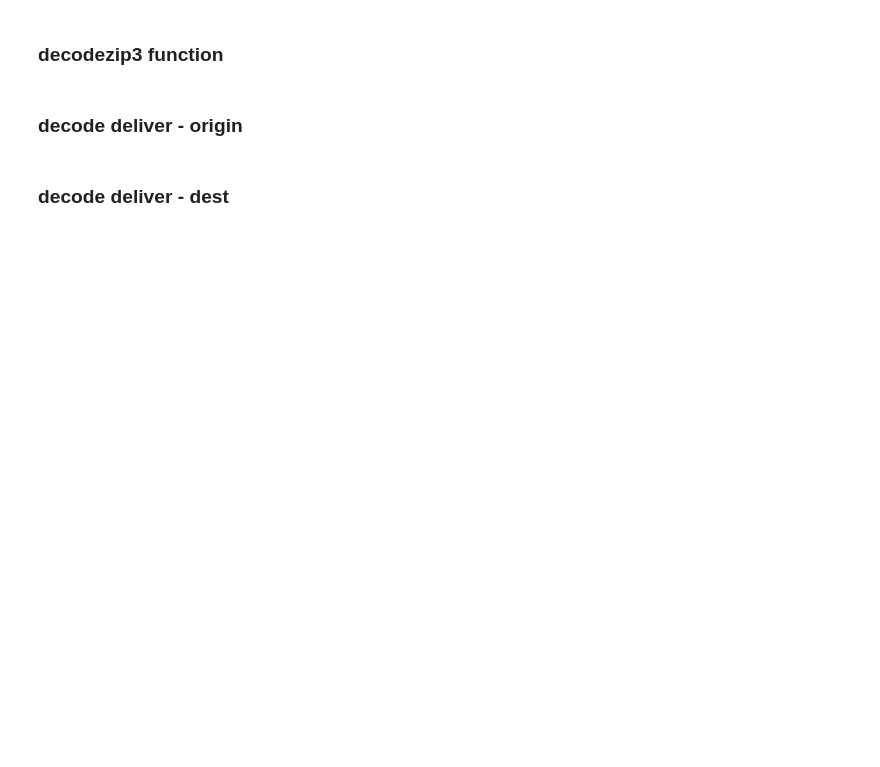
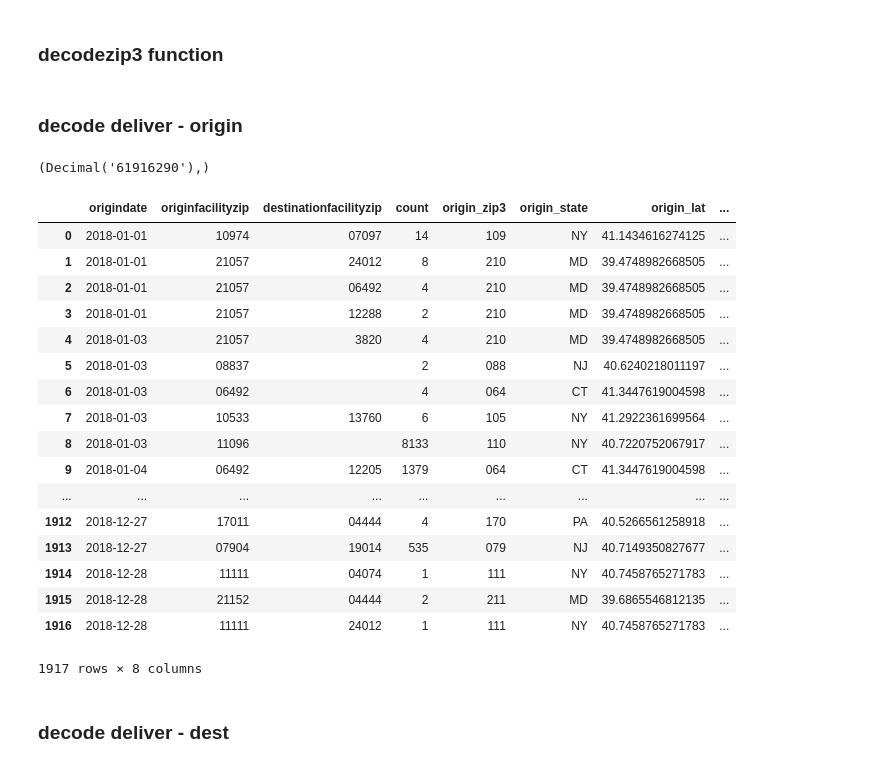
Before and after one commit to seenhzj/Cornell_PB_NE_Hub, a Jupyter notebook: data/raw/Input_data_quary.ipynb, the cells around one changed output. Cells and saved outputs as stored; diff of their text form; code cells hidden in the pictures; blank space fills up the shorter version.

```diff
--- a/data/raw/Input_data_quary.ipynb
+++ b/data/raw/Input_data_quary.ipynb
@@ -155,16 +151,26 @@ search = SearchEngine(simple_zipcode=True)
+# %%
+zip3_dic={}
+zip3_file='/home/fusion/jupyterhub-notebooks/Cornell_PB_NE_Hub/references/zip3_centroids.csv'
+import csv
+with open(zip3_file,'r',encoding="utf-8") as f:
+    reader = csv.reader(f)
+    for row in reader:
+        zip3_dic[row[2]]=[row[3],row[4],row[5]]
 # %% [markdown]
 ### decodezip3 function
 # %%
-def decodezip3(zip3):
+def decodezip3(zip3,reference):
     res=[]
     for i in zip3:
+        zipp=i[0:3]
         if not i:
-            tmp=['','','','','']
+            tmp=[zipp,'','','']
+        if zipp in reference.keys():
+            zipinfo=reference[zipp]
+            tmp=[zipp,zipinfo[0],zipinfo[1],zipinfo[2]]
         else:
-            zipcode=search.by_zipcode(i)
-            zipinfo=zipcode.to_dict()
-            tmp=[zipinfo['major_city'],zipinfo['county'],zipinfo['state'],zipinfo['lat'],zipinfo['lng']]
-            res.append(tmp)
+            tmp=[zipp,'','','']
+        res.append(tmp)
     return res
 # %% [markdown]
 ### decode deliver - origin
@@ -172,0 +183,5 @@ deliver_df=engine.execute('select * from deliver_package_info')
+# %%
+for _r in r709:
+    print(_r)
+# %% [output]
+(Decimal('61916290'),)
@@ -177,4 +194,25 @@ tmp_df=pd.DataFrame(deliver_tmp,columns=['origin_major_city','origin_county','or
 # %%
 deliver_df=deliver_df.join(tmp_df)
+# %%
+deliver_df
+# %% [output]
+|  | origindate | originfacilityzip | destinationfacilityzip | count | origin_zip3 | origin_state | origin_lat | ... |
+| 0 | 2018-01-01 | 10974 | 07097 | 14 | 109 | NY | 41.1434616274125 | ... |
+| 1 | 2018-01-01 | 21057 | 24012 | 8 | 210 | MD | 39.4748982668505 | ... |
+| 2 | 2018-01-01 | 21057 | 06492 | 4 | 210 | MD | 39.4748982668505 | ... |
+| 3 | 2018-01-01 | 21057 | 12288 | 2 | 210 | MD | 39.4748982668505 | ... |
+| 4 | 2018-01-03 | 21057 | 3820 | 4 | 210 | MD | 39.4748982668505 | ... |
+| 5 | 2018-01-03 | 08837 |  | 2 | 088 | NJ | 40.6240218011197 | ... |
+| 6 | 2018-01-03 | 06492 |  | 4 | 064 | CT | 41.3447619004598 | ... |
+| 7 | 2018-01-03 | 10533 | 13760 | 6 | 105 | NY | 41.2922361699564 | ... |
+| 8 | 2018-01-03 | 11096 |  | 8133 | 110 | NY | 40.7220752067917 | ... |
+| 9 | 2018-01-04 | 06492 | 12205 | 1379 | 064 | CT | 41.3447619004598 | ... |
+| ... | ... | ... | ... | ... | ... | ... | ... | ... |
+| 1912 | 2018-12-27 | 17011 | 04444 | 4 | 170 | PA | 40.5266561258918 | ... |
+| 1913 | 2018-12-27 | 07904 | 19014 | 535 | 079 | NJ | 40.7149350827677 | ... |
+| 1914 | 2018-12-28 | 11111 | 04074 | 1 | 111 | NY | 40.7458765271783 | ... |
+| 1915 | 2018-12-28 | 21152 | 04444 | 2 | 211 | MD | 39.6865546812135 | ... |
+| 1916 | 2018-12-28 | 11111 | 24012 | 1 | 111 | NY | 40.7458765271783 | ... |
+1917 rows × 8 columns
 # %% [markdown]
 ### decode deliver - dest
```
Also changed, not shown: parts of 21 cells of this notebook, 14 other files.
